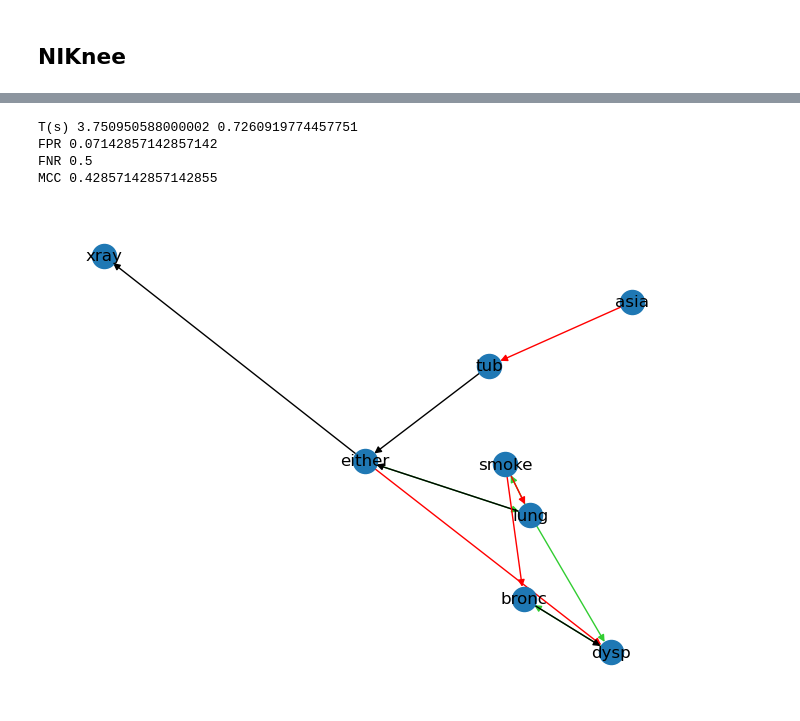
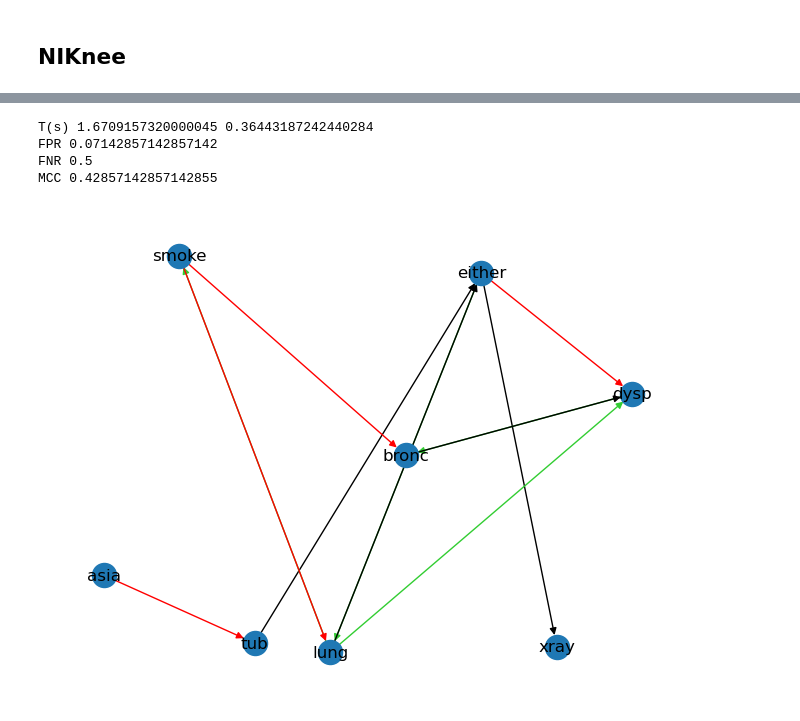
Before and after one commit to F-Barroso/Inference, a Jupyter notebook: Real Data/RealData_Viewer.ipynb, the cells around one changed output, grey strips where cells are left out. Cells and saved outputs as stored; diff of their text form; code cells hidden in the pictures.

```diff
--- a/Real Data/RealData_Viewer.ipynb
+++ b/Real Data/RealData_Viewer.ipynb
@@ -53,13 +51,13 @@ true_skeleton=nx.adjacency_matrix(Gt,nodelist=list(states)).toarray()
 for k,j in it.product(range(n_nodes),repeat=2): #removes bottom half of matrix
     if k>=j: true_skeleton[k,j]=0
 
-a = np.zeros(np.shape(X))
+Y = np.zeros(np.shape(X))
 i=0
 for col in df:
     #print(df[col])
     j=0
     for st in states[col]:
-        a[:,i][np.where(df[col]==st)]=j
+        Y[:,i][np.where(df[col]==st)]=j
         j+=1
     i+=1
 
@@ -699,37 +1041,37 @@ del H
 m = kneedle.auto_knee(np.column_stack((np.arange(len(gcc_nodes)),gcc_nodes)))
 thres = unique_vals[m]
 
 DAG_w2 = triangulation(X, node_list, unique_edges[m:], thres, states)
 algtime = time.process_time() - algtime
 
 print("T(s)",algtime,algtime/pc_time)
 
 FN = len(DAGt.edges-DAG_w2.edges) #False Negatives
 FP = len(DAG_w2.edges-DAGt.edges) #False Positives
 TP = len(DAGt.edges) - FN #True Positives = P - FN
 TN = (n_nodes*n_nodes - len(DAGt.edges)) - FP #True Negatives = N - FP
 
 print("FPR", FP/(n_nodes*n_nodes - len(DAGt.edges)) ) #FPR = FP/N
 print("FNR", FN/len(DAGt.edges) ) #FNR = FN/P
 print("MCC", (TP*TN - FP*FN)/np.sqrt((TP+FP)*(TP+FN)*(TN+FP)*(TN+FN)) ) #MCC
 
 G = nx.DiGraph()
 G.add_edges_from(DAG_w2.edges,color="k")
 
 to_remove = G.edges() - DAGt.edges()
 G.remove_edges_from( to_remove )
 G.add_edges_from( to_remove ,color="limegreen") #excess
 G.add_edges_from(list(DAGt.edges() - G.edges()) ,color="r") #missing
 
 colors = [G[u][v]['color'] for u,v in G.edges()]
-#pl.figure(figsize=(20,16))
-nx.draw(G,edge_color=colors,with_labels=True)
+nx.draw(G,pos=pos,edge_color=colors,with_labels=True)
+pl.show()
 # %% [output]
-T(s) 3.750950588000002 0.7260919774457751
+T(s) 1.6709157320000045 0.36443187242440284
 FPR 0.07142857142857142
 FNR 0.5
 MCC 0.42857142857142855
-[figure, old version]
+[figure, new version]
 # %%
 algtime = time.process_time()
 weight_num_writer(X, states)
```
Also changed, not shown: parts of 27 cells of this notebook, 2 other files.
